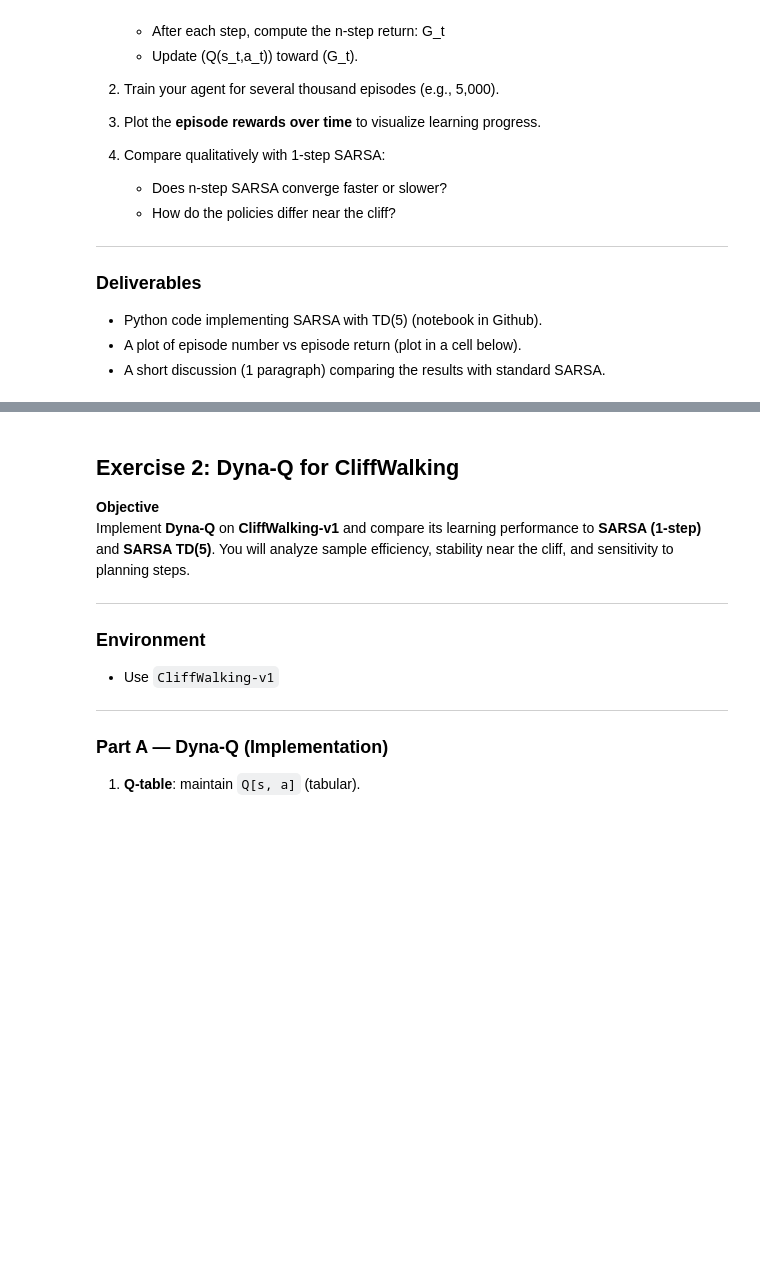
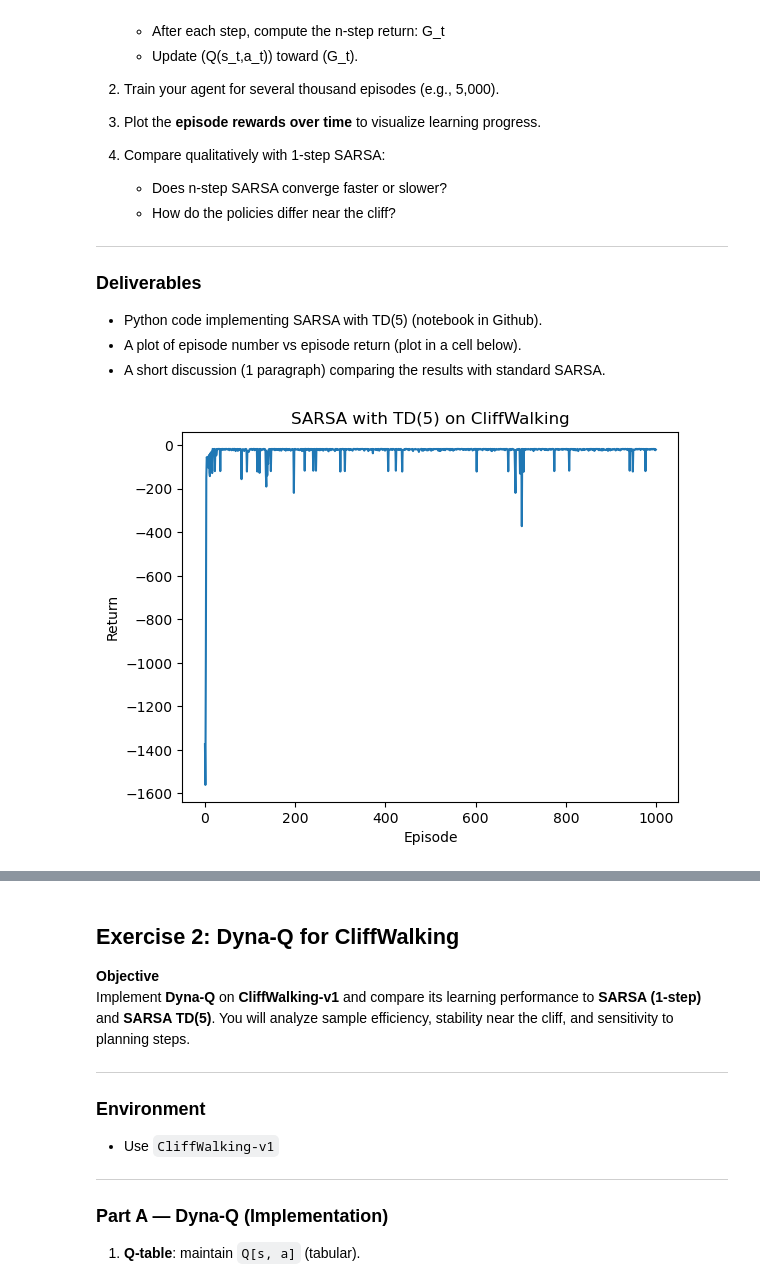
Before and after one commit to TongshuWu1/RL_CSE337_TonyWu, a Jupyter notebook: lab4_dyna.ipynb, the cells around one changed output, grey strips where cells are left out. Saved outputs shown, nothing was run; the diff lists cells and outputs as text; code cells hidden in the pictures; blank space fills up the shorter version.

```diff
--- a/lab4_dyna.ipynb
+++ b/lab4_dyna.ipynb
@@ -43,11 +43,10 @@ Implement SARSA with TD(5) on CliffWalking-v1
 
 import numpy as np
 import gymnasium as gym
-from collections import deque
 import matplotlib.pyplot as plt
 
 # Environment
-env = gym.make("CliffWalking-v1")
+env = gym.make("CliffWalking-v0")    # For some reason,my gymnasium does not have CliffWalking-v1
 
 # Parameters
 n_states = env.observation_space.n
@@ -56,7 +55,7 @@ alpha = 0.1           # step size (learning rate)
 gamma = 0.99          # discount factor
 epsilon = 0.1         # epsilon for epsilon-greedy policy
 n_step = 5            # number of steps for TD(n)
-n_episodes = 5000
+n_episodes =1000
 
 # Initialize Q-table
 Q = np.zeros((n_states, n_actions))
@@ -75,9 +74,9 @@ for ep in range(n_episodes):
     action = epsilon_greedy(state)
 
     # Buffers to store the trajectory
-    states = deque()
-    actions = deque()
-    rewards = deque()
+    states = [state]
+    actions = [action]
+    rewards = [0]
 
     T = float("inf")
     t = 0
@@ -90,46 +89,48 @@ for ep in range(n_episodes):
             next_state, reward, terminated, truncated, _ = env.step(action)
             done = terminated or truncated
 
-            states.append(state)
-            actions.append(action)
+            states.append(next_state)
             rewards.append(reward)
 
             if done:
                 T = t + 1
             else:
                 next_action = epsilon_greedy(next_state)
+                actions.append(next_action)
                 state = next_state
                 action = next_action
 
         # Time index for state/action to update
         tau = t - n_step + 1
         if tau >= 0:
             # TODO: Compute the n-step return G for state tau
             # Hint: use rewards[tau : tau+n] plus Q(s_t+n, a_t+n) if not terminal
 
             # Example structure:
             G = 0.0
             # accumulate discounted rewards
-            for i in range(tau, min(tau + n_step, T)):
-                G += (gamma ** (i - tau)) * rewards[i]
+            for i in range(tau + 1, min(tau + n_step + 1, T + 1)):
+                G += (gamma ** (i - tau - 1)) * rewards[i]
             if tau + n_step < T:
                 s_tau_n = states[tau + n_step]
                 a_tau_n = actions[tau + n_step]
                 G += (gamma ** n_step) * Q[s_tau_n, a_tau_n]
 
             # TODO: Update Q[states[tau], actions[tau]] toward G
             Q[states[tau], actions[tau]] += alpha * (G - Q[states[tau], actions[tau]])
 
         if tau == T - 1:
             break
 
         t += 1
 
-    episode_returns.append(sum(rewards))
+    episode_returns.append(sum(rewards[1:]))
 
 # Plot learning curve
 plt.plot(episode_returns)
 plt.xlabel("Episode")
 plt.ylabel("Return")
 plt.title("SARSA with TD(5) on CliffWalking")
 plt.show()
+# %% [output]
+[figure, added]
```
Also changed, not shown: parts of 5 cells of this notebook, 1 other file.
